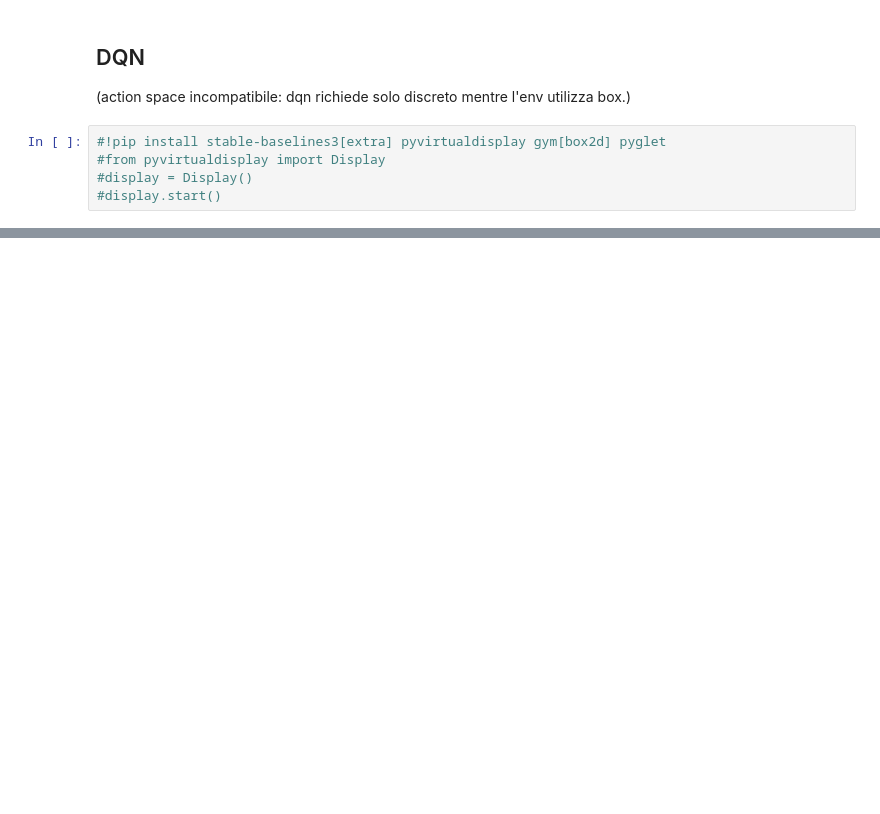
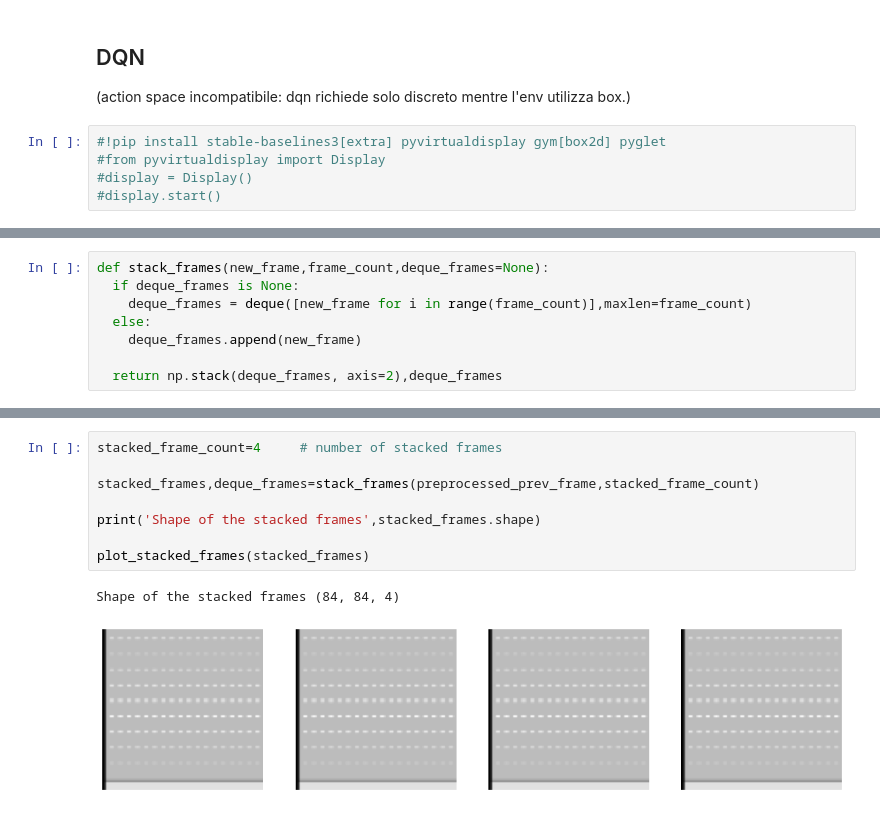
Before and after one commit to VladMattiussi/DeepLearning, a Jupyter notebook: DeepLearning.ipynb, the cells around one changed output, grey strips where cells are left out. Drawn from its saved outputs; the diff is of its cells as text; blank space fills up the shorter version.

```diff
--- a/DeepLearning.ipynb
+++ b/DeepLearning.ipynb
@@ -105,0 +160,8 @@ print('Total envs available:', len(envs))
+# %%
+def stack_frames(new_frame,frame_count,deque_frames=None):
+  if deque_frames is None:
+    deque_frames = deque([new_frame for i in range(frame_count)],maxlen=frame_count)
+  else:
+    deque_frames.append(new_frame)
+
+  return np.stack(deque_frames, axis=2),deque_frames
@@ -105,0 +207,11 @@ print('Total envs available:', len(envs))
+# %%
+stacked_frame_count=4     # number of stacked frames
+
+stacked_frames,deque_frames=stack_frames(preprocessed_prev_frame,stacked_frame_count)
+
+print('Shape of the stacked frames',stacked_frames.shape)
+
+plot_stacked_frames(stacked_frames)
+# %% [output]
+Shape of the stacked frames (84, 84, 4)
+[figure, added]
```
Also changed, not shown: parts of 30 cells of this notebook.
